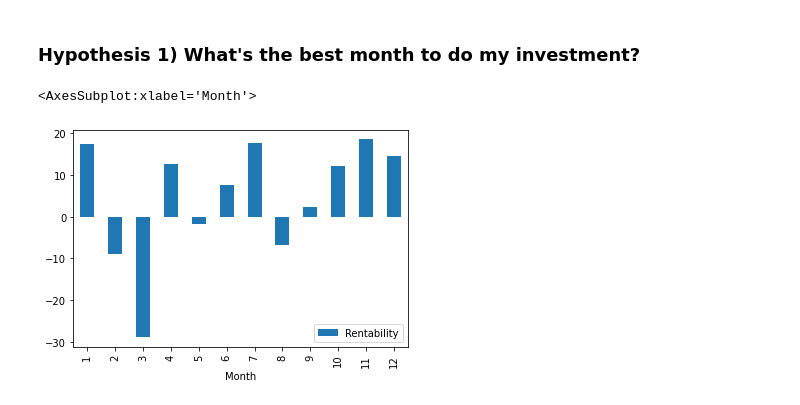
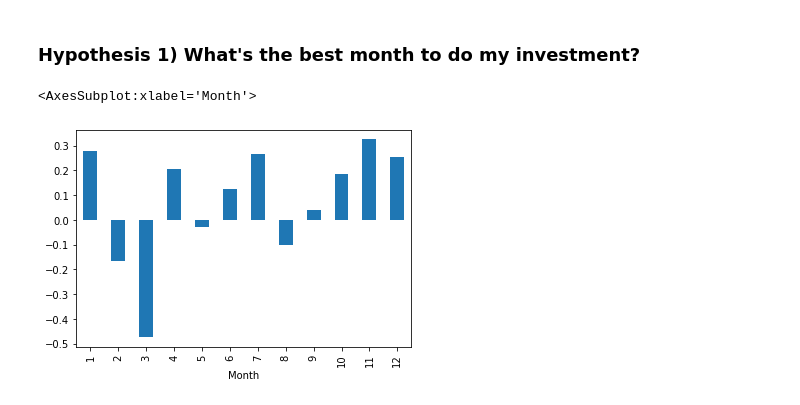
Before and after one commit to ITALOZDKJ/Me-tornando-um-analista-de-dados, a Jupyter notebook: times_series.ipynb, the cells around one changed output. Cells and saved outputs as stored; diff of their text form; code cells hidden in the pictures.

```diff
--- a/times_series.ipynb
+++ b/times_series.ipynb
@@ -384,7 +391,7 @@ plt.show()
 # %% [markdown]
 ### Hypothesis 1) What's the best month to do my investment?
 # %%
-df.groupby(by='Month').agg({'Rentability':'sum'}).plot(kind='bar')
+df.groupby(by='Month').mean()['Rentability'].plot(kind='bar')
 # %% [output]
 <AxesSubplot:xlabel='Month'>
-[figure, old version]
+[figure, new version]
```
Also changed, not shown: parts of 17 cells of this notebook.
